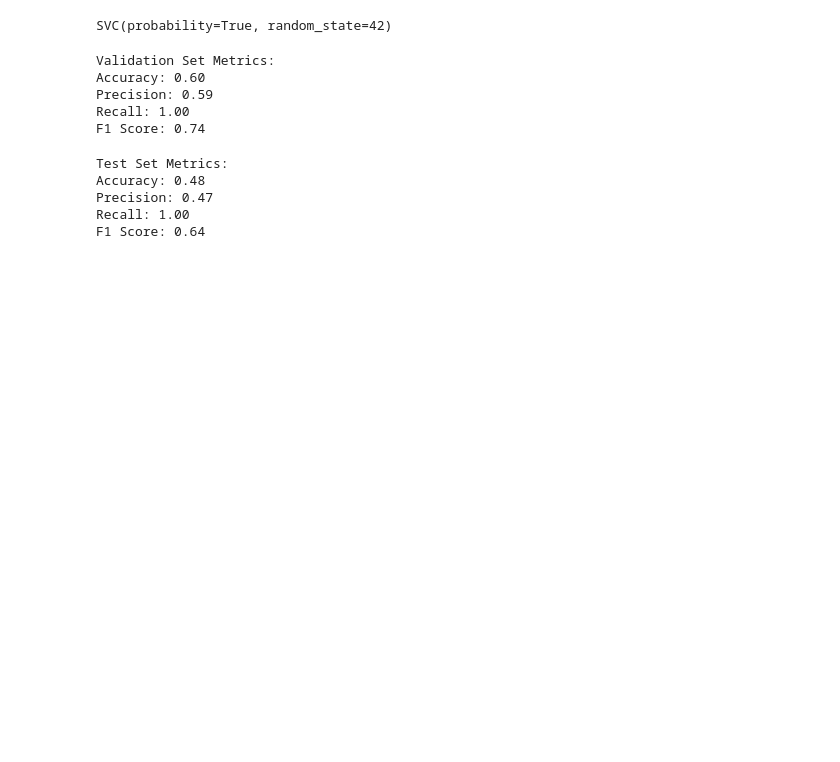
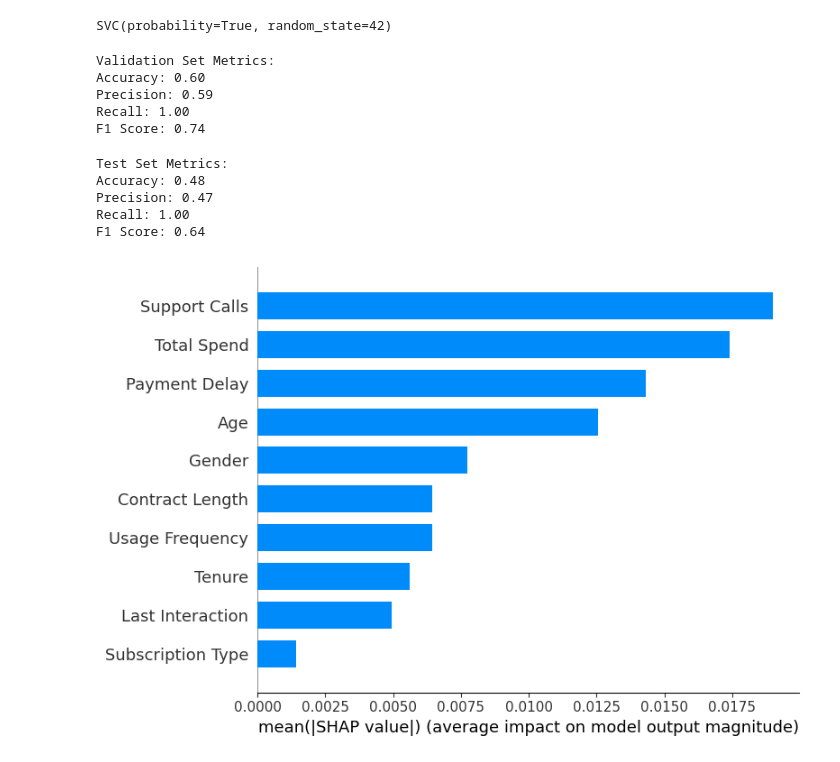
Before and after one commit to manas-j/iml, a Jupyter notebook: assignment 1/svm_rbf.ipynb, the cells around one changed output. Drawn from its saved outputs; the diff is of its cells as text; code cells hidden in the pictures; blank space fills up the shorter version.

Commit message:
added plots

```diff
--- a/assignment 1/svm_rbf.ipynb
+++ b/assignment 1/svm_rbf.ipynb
@@ -110,0 +91,8 @@ shap.summary_plot(shap_interaction_values[0], X_test.iloc[:10, :], feature_names
+# %%
+feature_names = ['Age', 'Gender', 'Tenure', 'Usage Frequency',
+       'Support Calls', 'Payment Delay', 'Subscription Type',
+       'Contract Length', 'Total Spend', 'Last Interaction']
+# %%
+shap.summary_plot(shap_values, X_test_scaled[:100], plot_type="bar", feature_names=feature_names)
+# %% [output]
+[figure, added]
```
Also changed, not shown: parts of 7 cells of this notebook, 3 other files.
